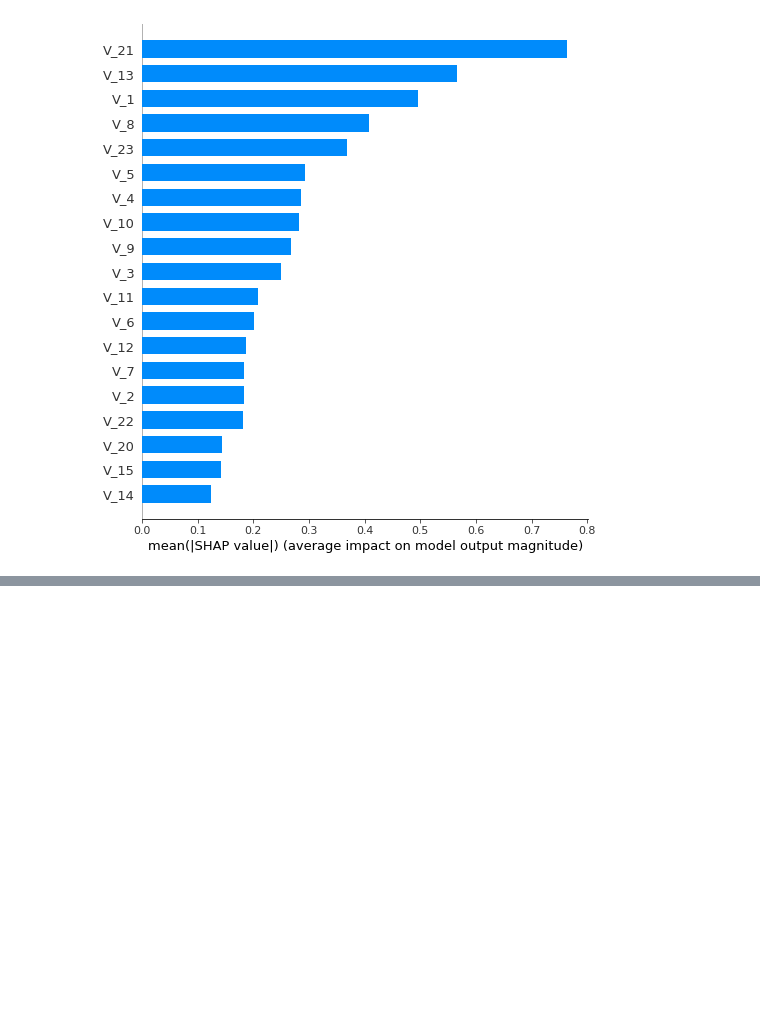
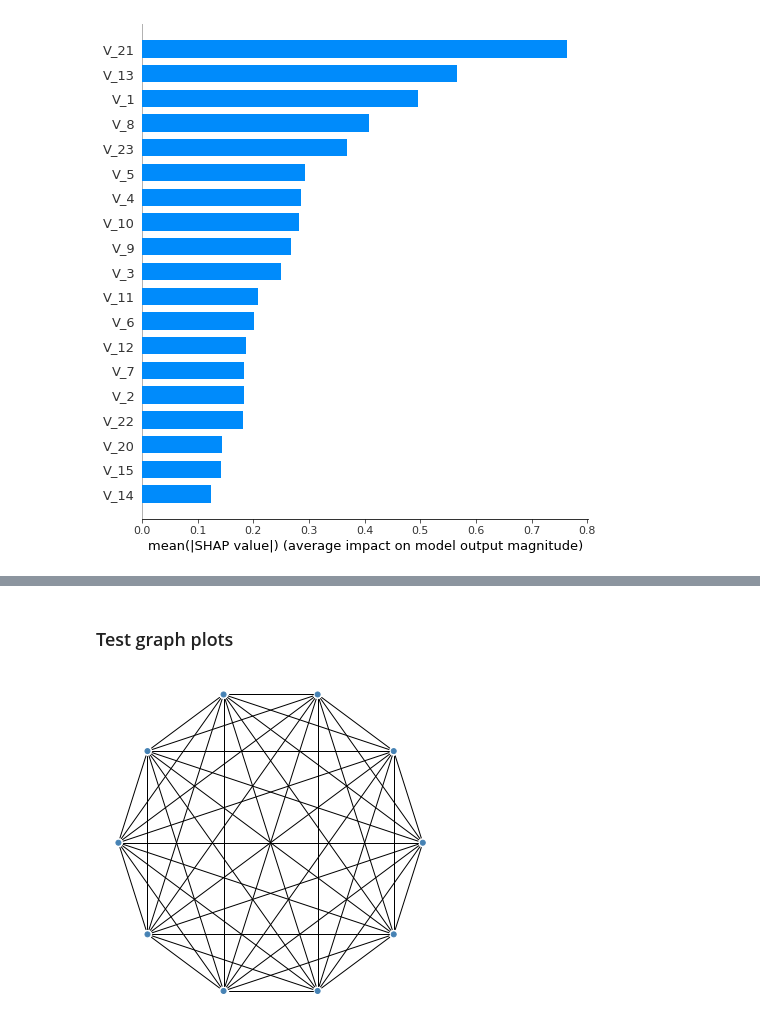
Before and after one commit to AzaelCC/Credit-Risk-Explainable-ML, a Jupyter notebook: src/Model_Plots.ipynb, the cells around one changed output, grey strips where cells are left out. Drawn from its saved outputs; the diff is of its cells as text; code cells hidden in the pictures; blank space fills up the shorter version.

```diff
--- a/src/Model_Plots.ipynb
+++ b/src/Model_Plots.ipynb
@@ -284,0 +322,2 @@ for model_path in models_paths:
+# %% [markdown]
+### Test graph plots
@@ -284,0 +326,16 @@ for model_path in models_paths:
+# %%
+size = 10
+A = np.ones((size,size))
+np.fill_diagonal(A,0)
+g = ig.Graph.Adjacency(A, mode='undirected', loops=False)
+
+fig, ax = plt.subplots(figsize=(6,6))
+layout = g.layout_circle()
+ig.plot(g, layout=layout, target=ax)
+ax.axis('off')
+#ax.get_xaxis().set_visible(False)
+#ax.get_yaxis().set_visible(False)
+
+plt.savefig('results/figures/fully_graph.svg', bbox_inches='tight', dpi=600, transparent=True)
+# %% [output]
+[figure, added]
```
Also changed, not shown: parts of 6 cells of this notebook.
